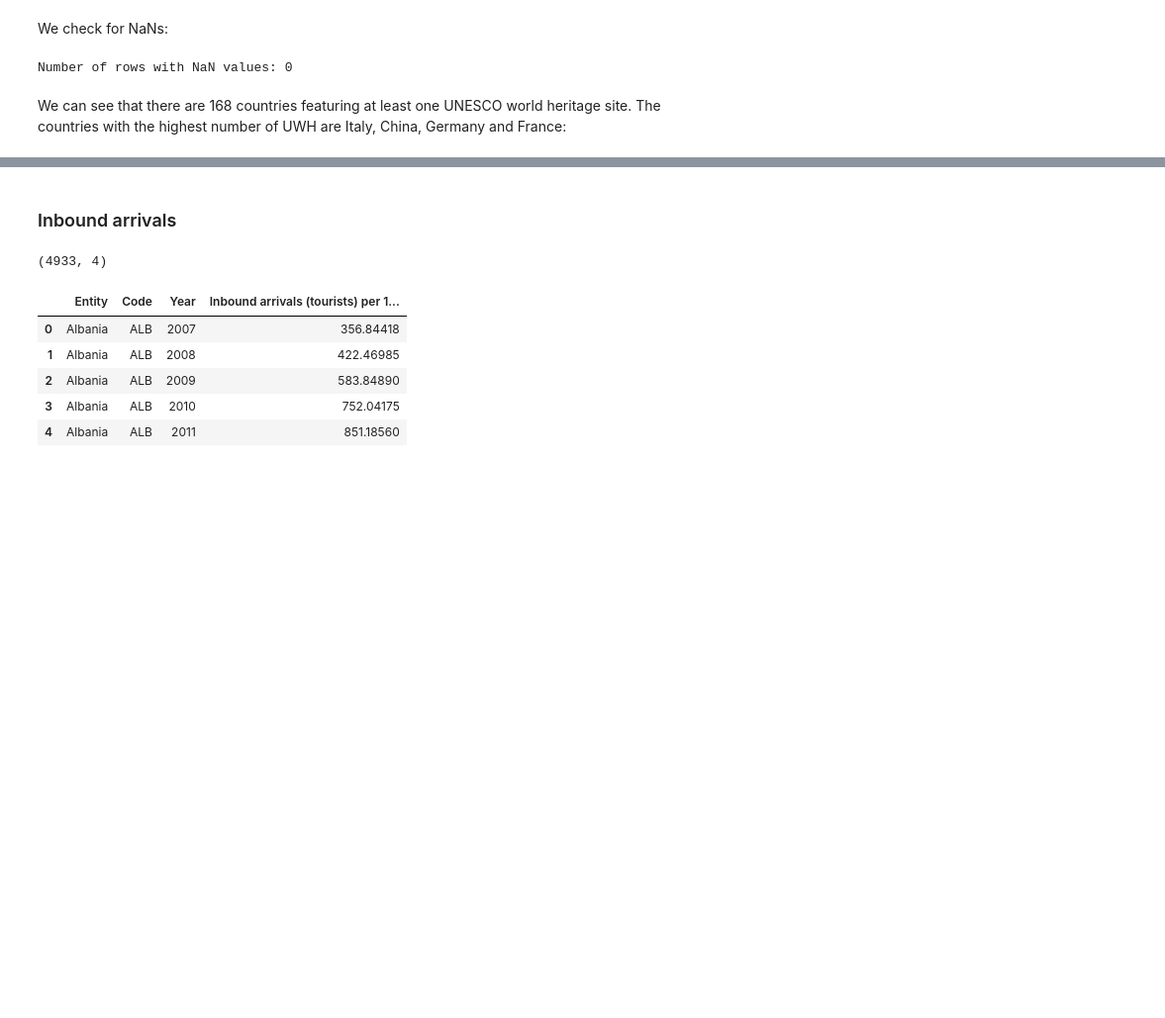
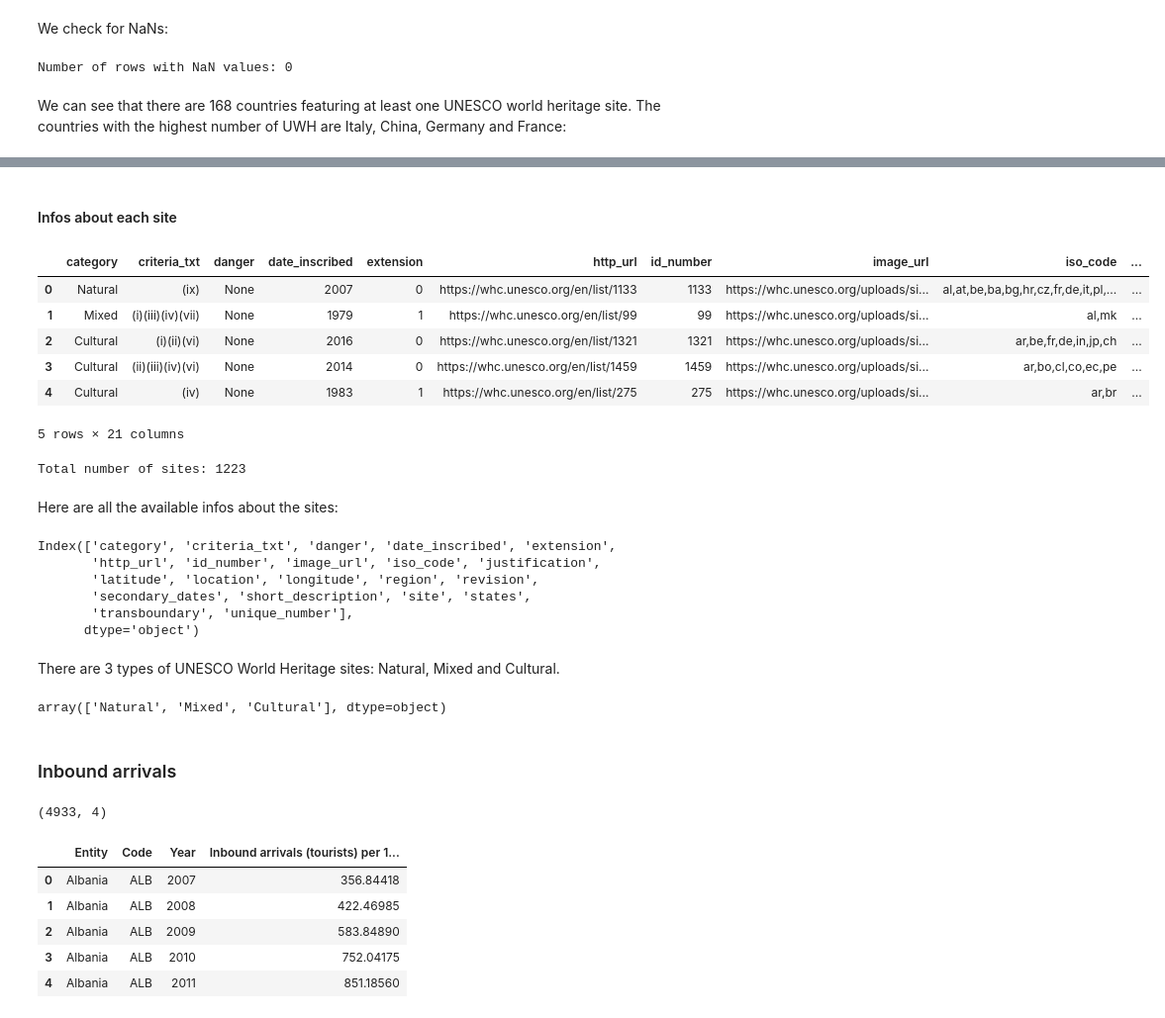
Before and after one commit to com-480-data-visualization/geo-viz, a Jupyter notebook: exploratory_analysis.ipynb, the cells around one changed output, grey strips where cells are left out. Shown at 99% size. Drawn from its saved outputs; the diff is of its cells as text; code cells hidden in the pictures; blank space fills up the shorter version.

```diff
--- a/exploratory_analysis.ipynb
+++ b/exploratory_analysis.ipynb
@@ -175,3 +177,37 @@ Number of countries: 168
+# %% [markdown]
+#### Infos about each site
+# %%
+uwh_sites = pd.read_xml(DATA_PATH + "whc.unesco.org.xml")
+uwh_sites.head()
+# %% [output]
+|  | category | criteria_txt | danger | date_inscribed | extension | http_url | id_number | image_url | iso_code | ... |
+| 0 | Natural | (ix) | None | 2007 | 0 | https://whc.unesco.org/en/list/1133 | 1133 | https://whc.unesco.org/uploads/si... | al,at,be,ba,bg,hr,cz,fr,de,it,pl,... | ... |
+| 1 | Mixed | (i)(iii)(iv)(vii) | None | 1979 | 1 | https://whc.unesco.org/en/list/99 | 99 | https://whc.unesco.org/uploads/si... | al,mk | ... |
+| 2 | Cultural | (i)(ii)(vi) | None | 2016 | 0 | https://whc.unesco.org/en/list/1321 | 1321 | https://whc.unesco.org/uploads/si... | ar,be,fr,de,in,jp,ch | ... |
+| 3 | Cultural | (ii)(iii)(iv)(vi) | None | 2014 | 0 | https://whc.unesco.org/en/list/1459 | 1459 | https://whc.unesco.org/uploads/si... | ar,bo,cl,co,ec,pe | ... |
+| 4 | Cultural | (iv) | None | 1983 | 1 | https://whc.unesco.org/en/list/275 | 275 | https://whc.unesco.org/uploads/si... | ar,br | ... |
+5 rows × 21 columns
+# %%
+print(f"Total number of sites: {uwh_sites.shape[0]}")
+# %% [output]
+Total number of sites: 1223
+# %% [markdown]
+Here are all the available infos about the sites:
+# %%
+uwh_sites.columns
+# %% [output]
+Index(['category', 'criteria_txt', 'danger', 'date_inscribed', 'extension',
+       'http_url', 'id_number', 'image_url', 'iso_code', 'justification',
+       'latitude', 'location', 'longitude', 'region', 'revision',
+       'secondary_dates', 'short_description', 'site', 'states',
+       'transboundary', 'unique_number'],
+      dtype='object')
+# %% [markdown]
+There are 3 types of UNESCO World Heritage sites: Natural, Mixed and Cultural.
+# %%
+uwh_sites['category'].unique()
+# %% [output]
+array(['Natural', 'Mixed', 'Cultural'], dtype=object)
 # %% [markdown]
 ### Inbound arrivals
 # %%
```
Also changed, not shown: parts of 4 cells of this notebook, 2 other files.
